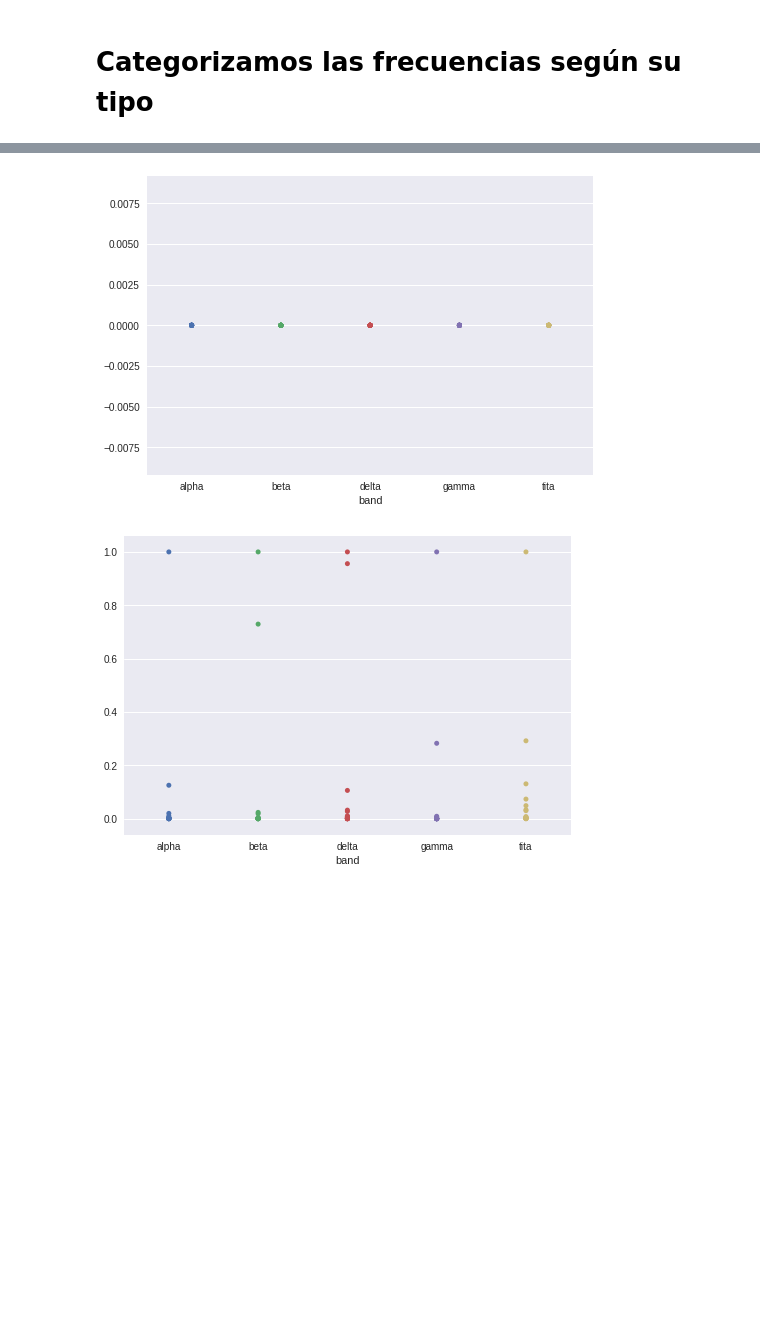
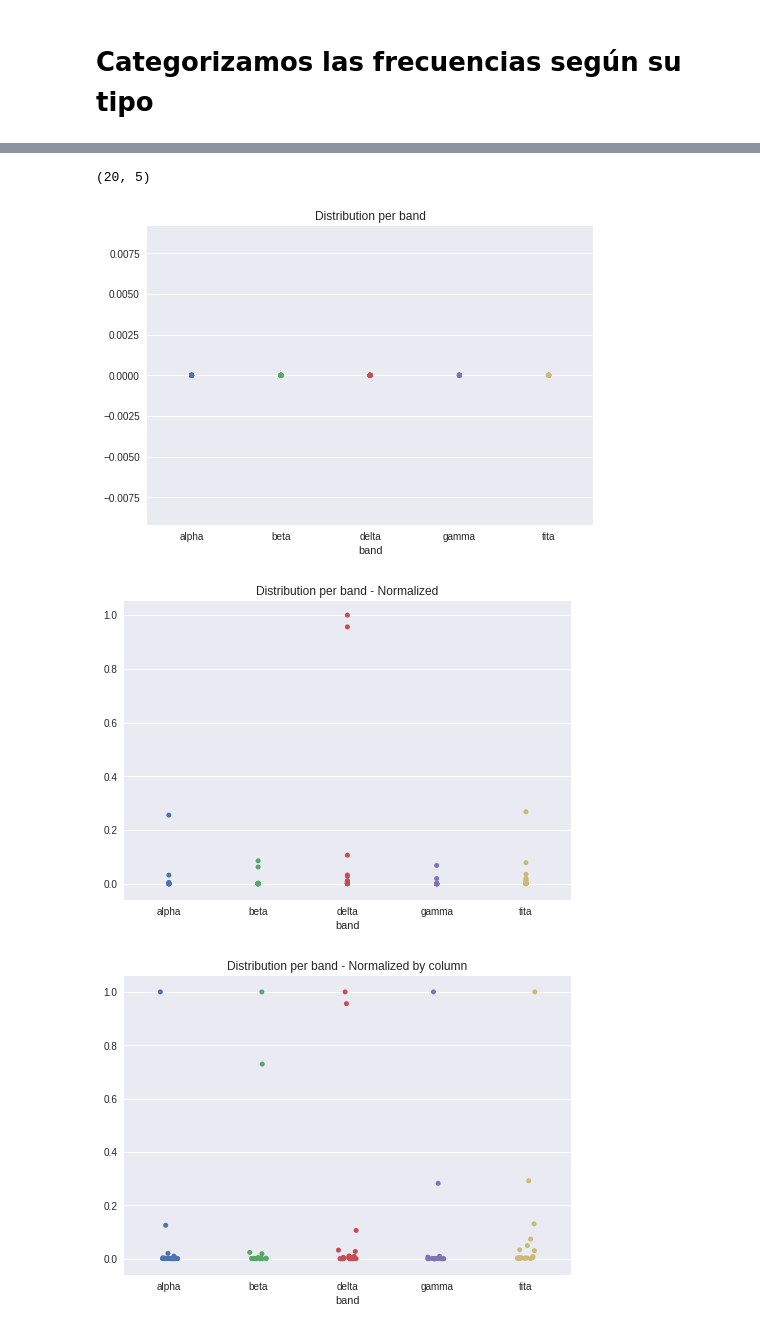
Before and after one commit to gfourcade/cienciadatos, a Jupyter notebook: tp2/tp2.ipynb, the cells around one changed output, grey strips where cells are left out. Saved outputs shown, nothing was run; the diff lists cells and outputs as text; code cells hidden in the pictures; blank space fills up the shorter version.

```diff
--- a/tp2/tp2.ipynb
+++ b/tp2/tp2.ipynb
@@ -117,7 +117,7 @@ def mean_power_per_frequency_range(panel):
 import gc
 from os import listdir
 from os.path import isfile, join
-onlyfiles = [f for f in listdir('data') if f.endswith('.mat')]
+onlyfiles = [f for f in listdir('data') if (f.endswith('.mat') and f.startswith('S'))]
 
 powers_per_frequency_range = []
 for filename in onlyfiles:
@@ -130,6 +130,24 @@ for filename in onlyfiles:
     del mat
     del panel
     gc.collect()
+
+powers_per_frequency_range_S = powers_per_frequency_range
+
+
+onlyfiles = [f for f in listdir('data') if (f.endswith('.mat') and f.startswith('P'))]
+powers_per_frequency_range = []
+for filename in onlyfiles:
+    print(filename)
+    mat = loadmat(join('data', filename))
+    panel = pd.Panel(mat['data'])
+    mean = mean_power_per_frequency_range(panel)
+    print(mean)
+    powers_per_frequency_range.append(mean)
+    del mat
+    del panel
+    gc.collect()
+
+powers_per_frequency_range_P = powers_per_frequency_range
 # %% [output]
 S02.mat
 {'beta': 6.1728146038718754e-19, 'tita': 2.4688362961442291e-18, 'alpha': 1.4993574702413982e-18, 'delta': 4.4721789923795523e-18, 'gamma': 6.5046616037369745e-20}
@@ -175,23 +169,44 @@ band_mean_per_patient
 # %%
-band_mean_per_patient = pd.DataFrame(powers_per_frequency_range)
+dS = pd.DataFrame(powers_per_frequency_range_S)
+dP = pd.DataFrame(powers_per_frequency_range_P)
+data = pd.concat([dS,dP])
+print(data.shape)
 
-band_mean_per_patient = band_mean_per_patient.rename_axis("patient", axis=0)
-band_mean_per_patient = band_mean_per_patient.rename_axis("band", axis=1)
+data = data.rename_axis("patient", axis=0)
+data = data.rename_axis("band", axis=1)
 
 
-ax = sns.stripplot(data=band_mean_per_patient,
-                   vmin=band_mean_per_patient.min(),
-                   vmax=band_mean_per_patient.max())
+ax = sns.stripplot(data=data,
+                   vmin=data.min().min(),
+                   vmax=data.max().max()
+                  )
 #ax.set_yscale('log')
+plt.title('Distribution per band')
 plt.show()
 
-df = band_mean_per_patient
-df_norm = (df - df.min()) / (df.max() - df.min())
+df = data
+df_norm = (df - df.min().min()) / (df.max().max() - df.min().min())
 ax = sns.stripplot(data=df_norm,
-                    vmin=df_norm.min(),
-                    vmax=df_norm.max())
+                   vmin=df_norm.min(),
+                   vmax=df_norm.max()
+                  )
 #ax.set_yscale('log')
+plt.title('Distribution per band - Normalized')
 plt.show()
+
+
+df = data
+df_norm = ( (df - df.min() ) / (df.max() - df.min()) )
+ax = sns.stripplot(data=df_norm,
+                   jitter=True,
+                   vmin=df_norm.min().min(),
+                   vmax=df_norm.max().max()
+                  )
+#ax.set_yscale('log')
+plt.title('Distribution per band - Normalized by column')
+plt.show()
 # %% [output]
+(20, 5)
-[figure, old version]
+[figure, new version]
-[figure, old version]
+[figure, new version]
+[figure, added]
```
Also changed, not shown: parts of 2 cells of this notebook.
